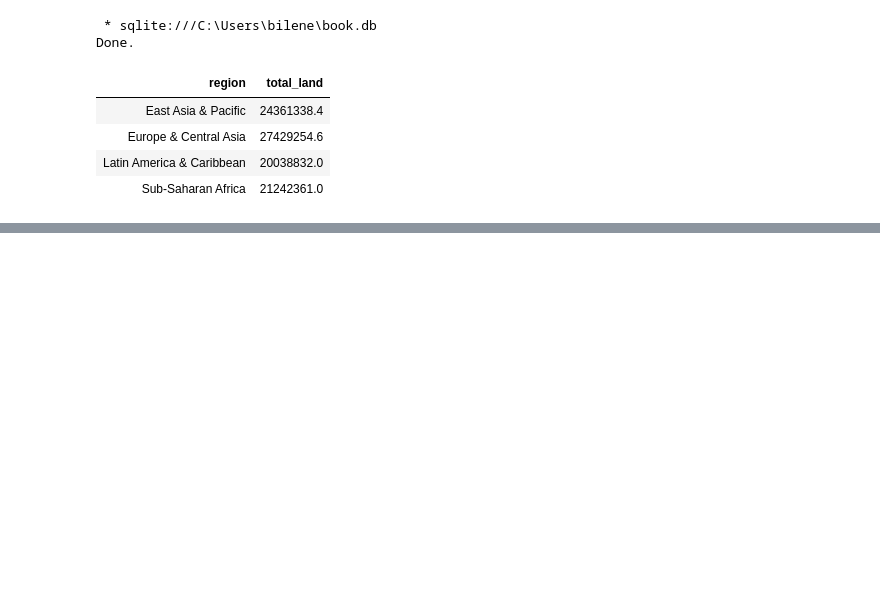
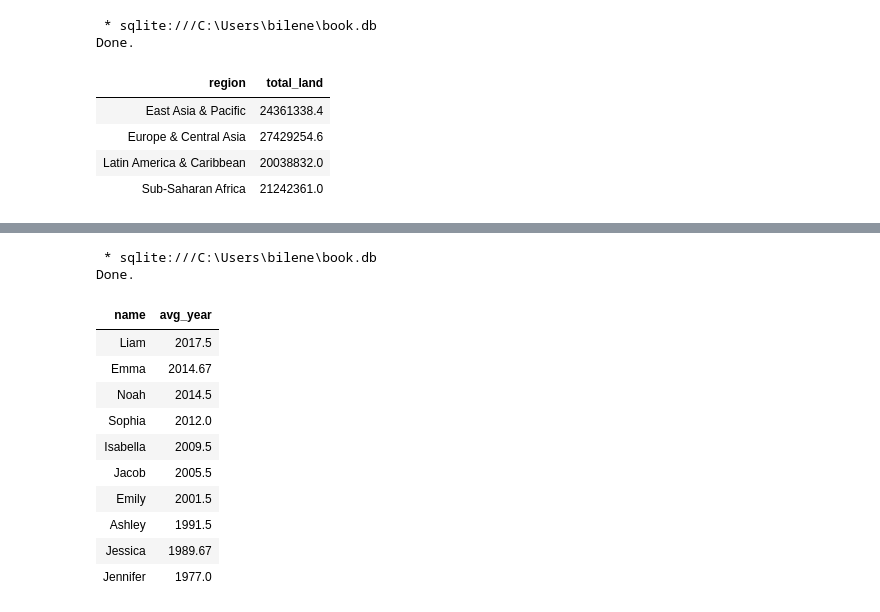
Before and after one commit to ernbilen/Data200_Spring23, a Jupyter notebook: notes/inclass/sql-intro.ipynb, the cells around one changed output, grey strips where cells are left out. Drawn from its saved outputs; the diff is of its cells as text; code cells hidden in the pictures; blank space fills up the shorter version.

```diff
--- a/notes/inclass/sql-intro.ipynb
+++ b/notes/inclass/sql-intro.ipynb
@@ -333,0 +408,23 @@ Done.
+# %%
+%%sql
+-- Return the top 10 "newest" topnames
+-- Similarly, use average year by name as a proxy
+SELECT name, ROUND(AVG(year),2) AS avg_year
+FROM topnames
+GROUP BY name
+ORDER BY avg_year DESC
+LIMIT 10
+# %% [output]
+ * sqlite:///C:\Users\bilene\book.db
+Done.
+| name | avg_year |
+| Liam | 2017.5 |
+| Emma | 2014.67 |
+| Noah | 2014.5 |
+| Sophia | 2012.0 |
+| Isabella | 2009.5 |
+| Jacob | 2005.5 |
+| Emily | 2001.5 |
+| Ashley | 1991.5 |
+| Jessica | 1989.67 |
+| Jennifer | 1977.0 |
```
Also changed, not shown: parts of 9 cells of this notebook.
